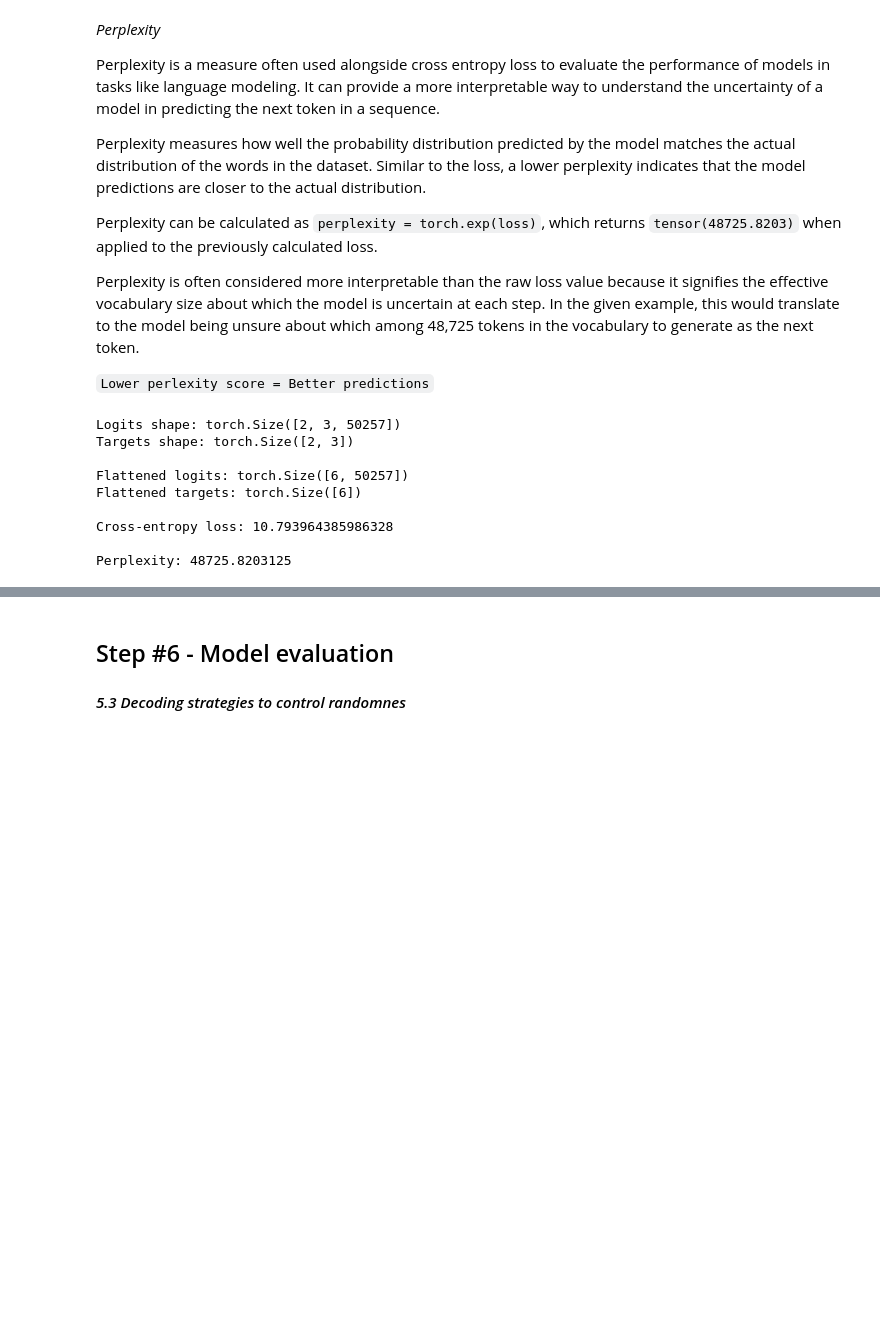
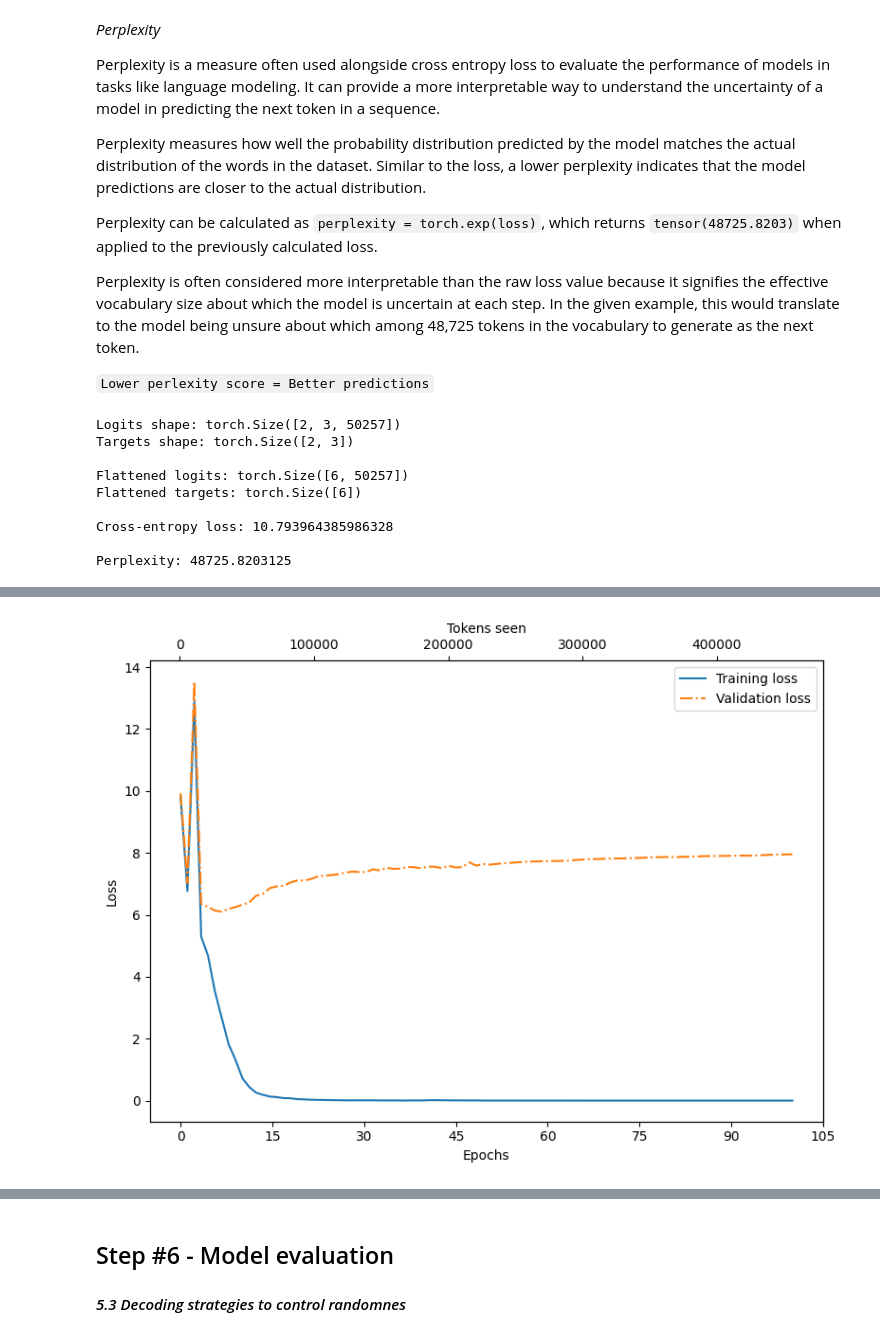
Before and after one commit to shatadrusaha/llm-from-scratch, a Jupyter notebook: llm-from-scratch.ipynb, the cells around one changed output, grey strips where cells are left out. Cells and saved outputs as stored; diff of their text form; code cells hidden in the pictures; blank space fills up the shorter version.

Commit message:
initial model training done

```diff
--- a/llm-from-scratch.ipynb
+++ b/llm-from-scratch.ipynb
@@ -565,8 +575,10 @@ def create_dataloader_v1(
 
     # Creates dataset.
     dataset = GPTDatasetV1(
-        text=text, tokeniser=tokeniser,
-        context_length=context_length, stride=stride
+        text=text,
+        tokeniser=tokeniser,
+        context_length=context_length,
+        stride=stride
     )
 
     # Creates dataloader.
@@ -584,7 +596,7 @@ def create_dataloader_v1(
 print(f"PyTorch version: {torch.__version__}\n")
 
 # Read the text/book.
-with open(file=os.path.join(os.getcwd(), file_name), mode='r', encoding='utf-8') as f:
+with open(file=os.path.join(os.getcwd(), file_path), mode='r', encoding='utf-8') as f:
     text_raw = f.read()
 
 # Load the text into a DataLoader.
@@ -3301,0 +3528,14 @@ Calculate the training and validation set losses.
+# %%
+%%time
+torch.manual_seed(123)
+model = GPTModel(GPT_CONFIG_124M)
+model.to(device)
+
+optimizer = torch.optim.AdamW(params=model.parameters(), lr=0.0004, weight_decay=0.1)
+num_epochs = 100
+
+train_losses, val_losses, tokens_seen = train_model_simple(
+    model, dl_train, dl_val, optimizer, device,
+    num_epochs=num_epochs, eval_freq=10, eval_iter=5,
+    start_context="Every effort moves you", tokenizer=tokenizer
+)
@@ -3301,0 +3564,24 @@ Calculate the training and validation set losses.
+# %%
+import matplotlib.pyplot as plt
+from matplotlib.ticker import MaxNLocator
+
+def plot_losses(epochs_seen, tokens_seen, train_losses, val_losses):
+    fig, ax1 = plt.subplots(figsize=(8, 6))
+    ax1.plot(epochs_seen, train_losses, label="Training loss")
+    ax1.plot(
+        epochs_seen, val_losses, linestyle="-.", label="Validation loss"
+    )
+    ax1.set_xlabel("Epochs")
+    ax1.set_ylabel("Loss")
+    ax1.legend(loc="upper right")
+    ax1.xaxis.set_major_locator(MaxNLocator(integer=True))
+    ax2 = ax1.twiny()
+    ax2.plot(tokens_seen, train_losses, alpha=0)
+    ax2.set_xlabel("Tokens seen")
+    fig.tight_layout()
+    plt.show()
+
+epochs_tensor = torch.linspace(0, num_epochs, len(train_losses))
+plot_losses(epochs_tensor, tokens_seen, train_losses, val_losses)
+# %% [output]
+[figure, added]
```
Also changed, not shown: parts of 19 cells of this notebook, 1 other file.
